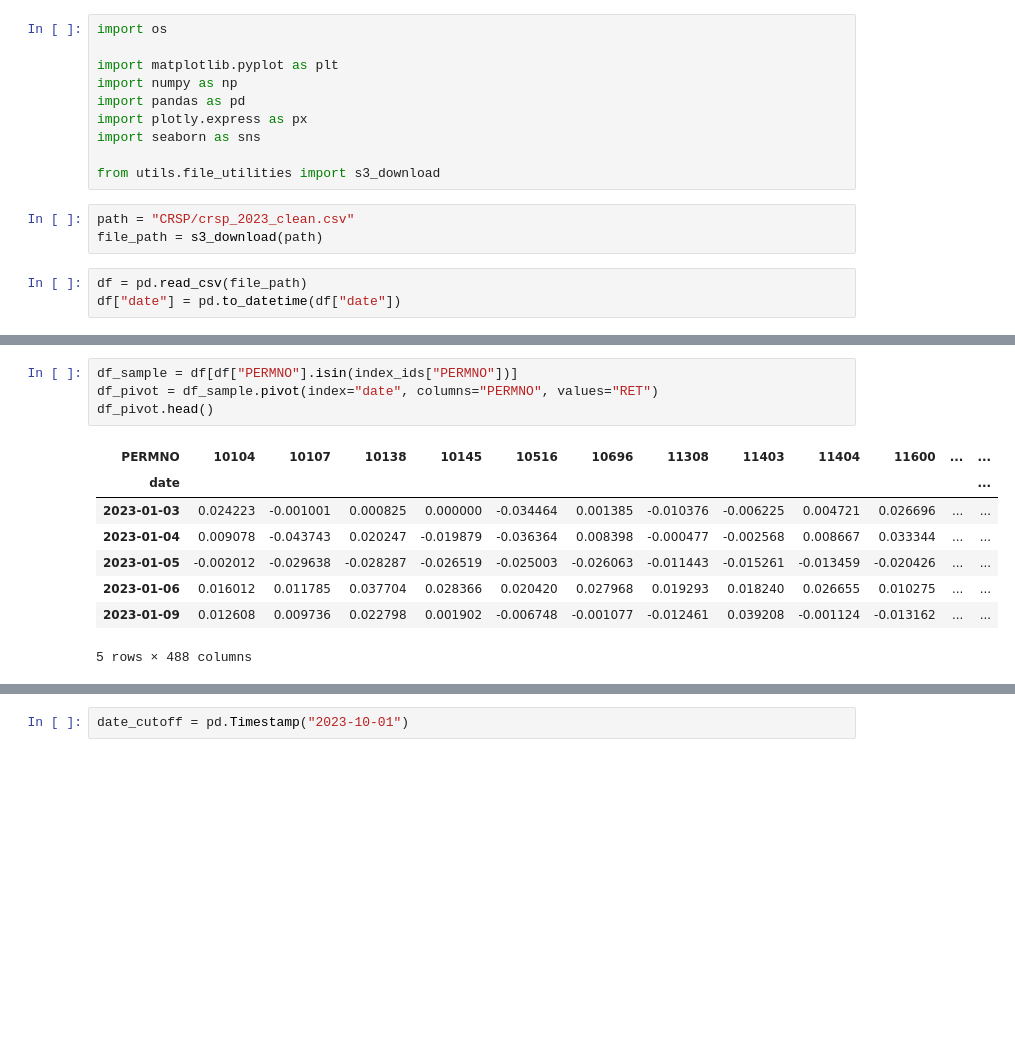
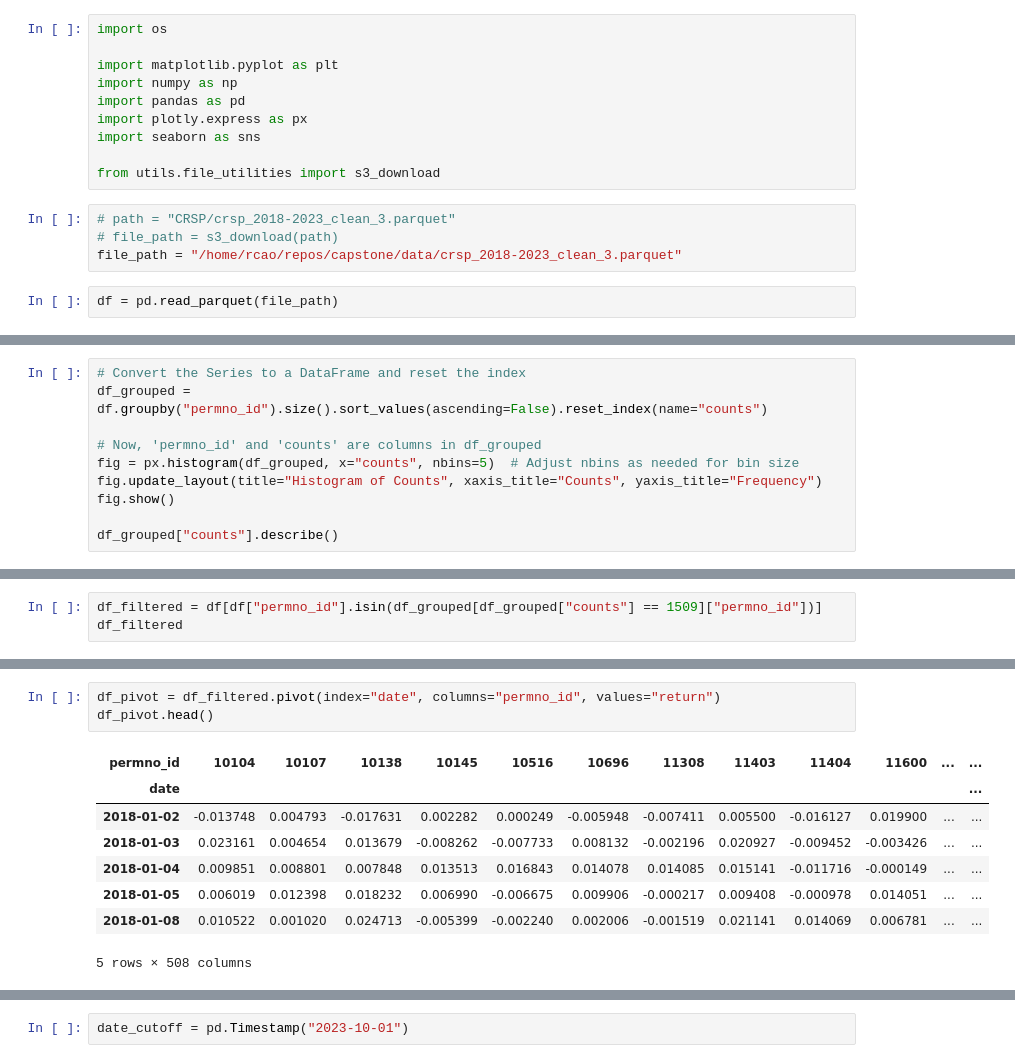
Before and after one commit to Shuo-Wang-UCBerkeley/VIP, a Jupyter notebook: src/ray/Baseline-Pypfopt.ipynb, the cells around one changed output, grey strips where cells are left out. Drawn from its saved outputs; the diff is of its cells as text; blank space fills up the shorter version.

```diff
--- a/src/ray/Baseline-Pypfopt.ipynb
+++ b/src/ray/Baseline-Pypfopt.ipynb
@@ -9,11 +9,11 @@ import seaborn as sns
 
 from utils.file_utilities import s3_download
 # %%
-path = "CRSP/crsp_2023_clean.csv"
-file_path = s3_download(path)
+# path = "CRSP/crsp_2018-2023_clean_3.parquet"
+# file_path = s3_download(path)
+file_path = "/home/rcao/repos/capstone/data/crsp_2018-2023_clean_3.parquet"
 # %%
-df = pd.read_csv(file_path)
-df["date"] = pd.to_datetime(df["date"])
+df = pd.read_parquet(file_path)
 # %%
 df.dtypes
 # %% [output]
@@ -92,0 +47,10 @@ index_ids = index_constituents[
+# %%
+# Convert the Series to a DataFrame and reset the index
+df_grouped = df.groupby("permno_id").size().sort_values(ascending=False).reset_index(name="counts")
+
+# Now, 'permno_id' and 'counts' are columns in df_grouped
+fig = px.histogram(df_grouped, x="counts", nbins=5)  # Adjust nbins as needed for bin size
+fig.update_layout(title="Histogram of Counts", xaxis_title="Counts", yaxis_title="Frequency")
+fig.show()
+
+df_grouped["counts"].describe()
@@ -92,0 +83,3 @@ index_ids = index_constituents[
+# %%
+df_filtered = df[df["permno_id"].isin(df_grouped[df_grouped["counts"] == 1509]["permno_id"])]
+df_filtered
@@ -93,13 +116,12 @@ index_ids = index_constituents[
 # %%
-df_sample = df[df["PERMNO"].isin(index_ids["PERMNO"])]
-df_pivot = df_sample.pivot(index="date", columns="PERMNO", values="RET")
+df_pivot = df_filtered.pivot(index="date", columns="permno_id", values="return")
 df_pivot.head()
 # %% [output]
-| PERMNO | 10104 | 10107 | 10138 | 10145 | 10516 | 10696 | 11308 | 11403 | 11404 | 11600 | ... | ... |
+| permno_id | 10104 | 10107 | 10138 | 10145 | 10516 | 10696 | 11308 | 11403 | 11404 | 11600 | ... | ... |
 | date |  |  |  |  |  |  |  |  |  |  |  | ... |
-| 2023-01-03 | 0.024223 | -0.001001 | 0.000825 | 0.000000 | -0.034464 | 0.001385 | -0.010376 | -0.006225 | 0.004721 | 0.026696 | ... | ... |
-| 2023-01-04 | 0.009078 | -0.043743 | 0.020247 | -0.019879 | -0.036364 | 0.008398 | -0.000477 | -0.002568 | 0.008667 | 0.033344 | ... | ... |
-| 2023-01-05 | -0.002012 | -0.029638 | -0.028287 | -0.026519 | -0.025003 | -0.026063 | -0.011443 | -0.015261 | -0.013459 | -0.020426 | ... | ... |
-| 2023-01-06 | 0.016012 | 0.011785 | 0.037704 | 0.028366 | 0.020420 | 0.027968 | 0.019293 | 0.018240 | 0.026655 | 0.010275 | ... | ... |
-| 2023-01-09 | 0.012608 | 0.009736 | 0.022798 | 0.001902 | -0.006748 | -0.001077 | -0.012461 | 0.039208 | -0.001124 | -0.013162 | ... | ... |
+| 2018-01-02 | -0.013748 | 0.004793 | -0.017631 | 0.002282 | 0.000249 | -0.005948 | -0.007411 | 0.005500 | -0.016127 | 0.019900 | ... | ... |
+| 2018-01-03 | 0.023161 | 0.004654 | 0.013679 | -0.008262 | -0.007733 | 0.008132 | -0.002196 | 0.020927 | -0.009452 | -0.003426 | ... | ... |
+| 2018-01-04 | 0.009851 | 0.008801 | 0.007848 | 0.013513 | 0.016843 | 0.014078 | 0.014085 | 0.015141 | -0.011716 | -0.000149 | ... | ... |
+| 2018-01-05 | 0.006019 | 0.012398 | 0.018232 | 0.006990 | -0.006675 | 0.009906 | -0.000217 | 0.009408 | -0.000978 | 0.014051 | ... | ... |
+| 2018-01-08 | 0.010522 | 0.001020 | 0.024713 | -0.005399 | -0.002240 | 0.002006 | -0.001519 | 0.021141 | 0.014069 | 0.006781 | ... | ... |
-5 rows × 488 columns
+5 rows × 508 columns
```
Also changed, not shown: parts of 30 cells of this notebook, 5 other files.
